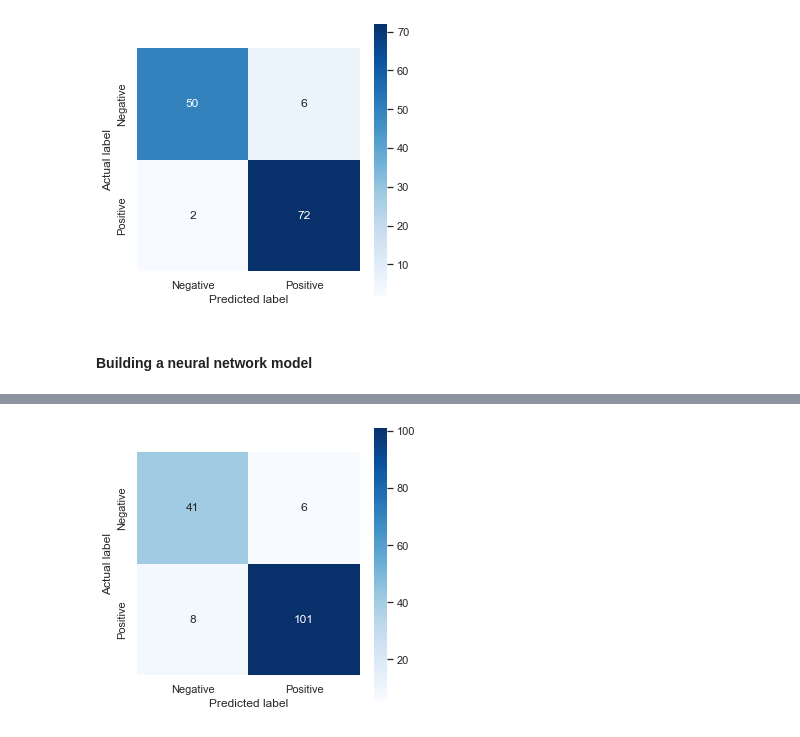
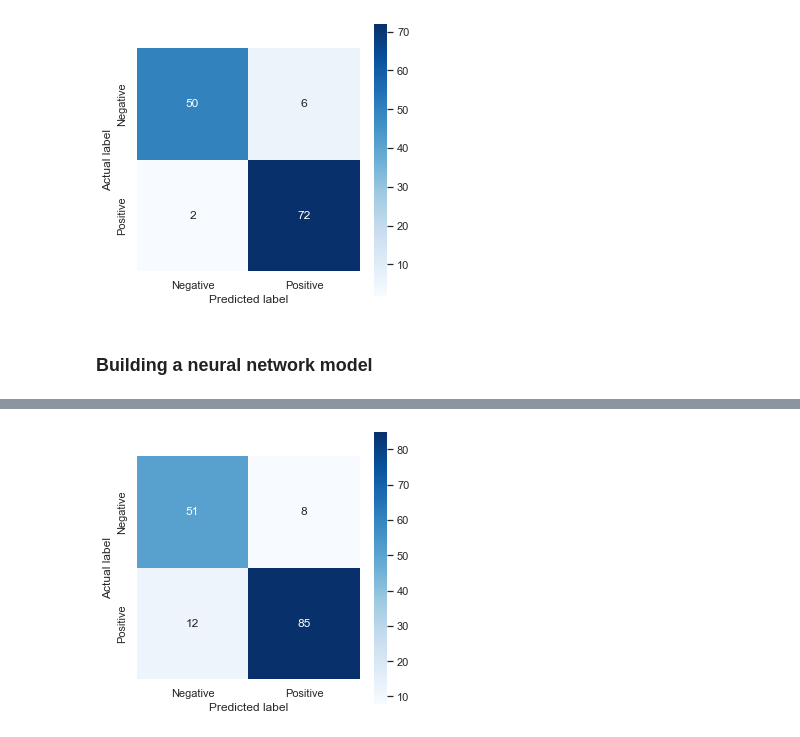
Before and after one commit to LaithSharia/Early-stage-diabetes-risk-prediction, a Jupyter notebook: Early stage diabetes risk prediction.ipynb, the cells around one changed output, grey strips where cells are left out. Drawn from its saved outputs; the diff is of its cells as text; code cells hidden in the pictures.

```diff
--- a/Early stage diabetes risk prediction.ipynb
+++ b/Early stage diabetes risk prediction.ipynb
@@ -64,14 +103,15 @@ memory usage: 69.2+ KB
 # %%
+modData = data.copy()
 # discretizing the Age data into three groups, based on the medical opinion for diabetes
-data['Age'] = data['Age'].mask(data['Age'] < 40, 1)
-data['Age'] = data['Age'].mask(data['Age'] >= 65, 3)
-data['Age'] = data['Age'].mask(data['Age'] >= 40, 2)
+modData['Age'] = modData['Age'].mask(modData['Age'] < 40, 1)
+modData['Age'] = modData['Age'].mask(modData['Age'] >= 65, 3)
+modData['Age'] = modData['Age'].mask(modData['Age'] >= 40, 2)
 # %%
 # convert binary string data into 1 and 0
-data = data.mask(data == 'Yes', 1)
-data = data.mask(data == 'No', 0)
-data = data.mask(data == 'Male', 1)
-data = data.mask(data == 'Female', 0)
-data = data.mask(data == 'Positive', 1)
-data = data.mask(data == 'Negative', 0)
-data.iloc[:,:] = data.iloc[:,:].astype(int)
+modData = modData.mask(modData == 'Yes', 1)
+modData = modData.mask(modData == 'No', 0)
+modData = modData.mask(modData == 'Male', 1)
+modData = modData.mask(modData == 'Female', 0)
+modData = modData.mask(modData == 'Positive', 1)
+modData = modData.mask(modData == 'Negative', 0)
+modData.iloc[:,:] = modData.iloc[:,:].astype(int)
@@ -148,8 +285,8 @@ weighted avg       0.94      0.94      0.94       130
 # %%
 # measuring k highest scores for each feature to lowering the overfitting
-array = data.values
-X = array[:,0:len(data.columns)-1]
-Y = array[:,len(data.columns)-1]
+array = modData.values
+X = array[:,0:len(modData.columns)-1]
+Y = array[:,len(modData.columns)-1]
 
 # Feature extraction
 test = SelectKBest(score_func=chi2)
@@ -219,7 +356,7 @@ logReg(data)
 weighted avg       0.94      0.94      0.94       130
 [figure]
 # %% [markdown]
-#### Building a neural network model
+### Building a neural network model
 # %%
 # function responsible to create a neural network model based on the dataset you provide
 def neuNet(dataset):
@@ -257,6 +394,6 @@ def neuNet(dataset):
     plt.ylabel('Actual label')
     #ann_viz(classifier, title="Early stage diabetes risk prediction")
 # %%
-neuNet(data)
+neuNet(modData)
 # %% [output]
 Epoch 1/100
@@ -279 +416 @@ Epoch 100/100
-[figure, old version]
+[figure, new version]
```
Also changed, not shown: parts of 25 cells of this notebook.
